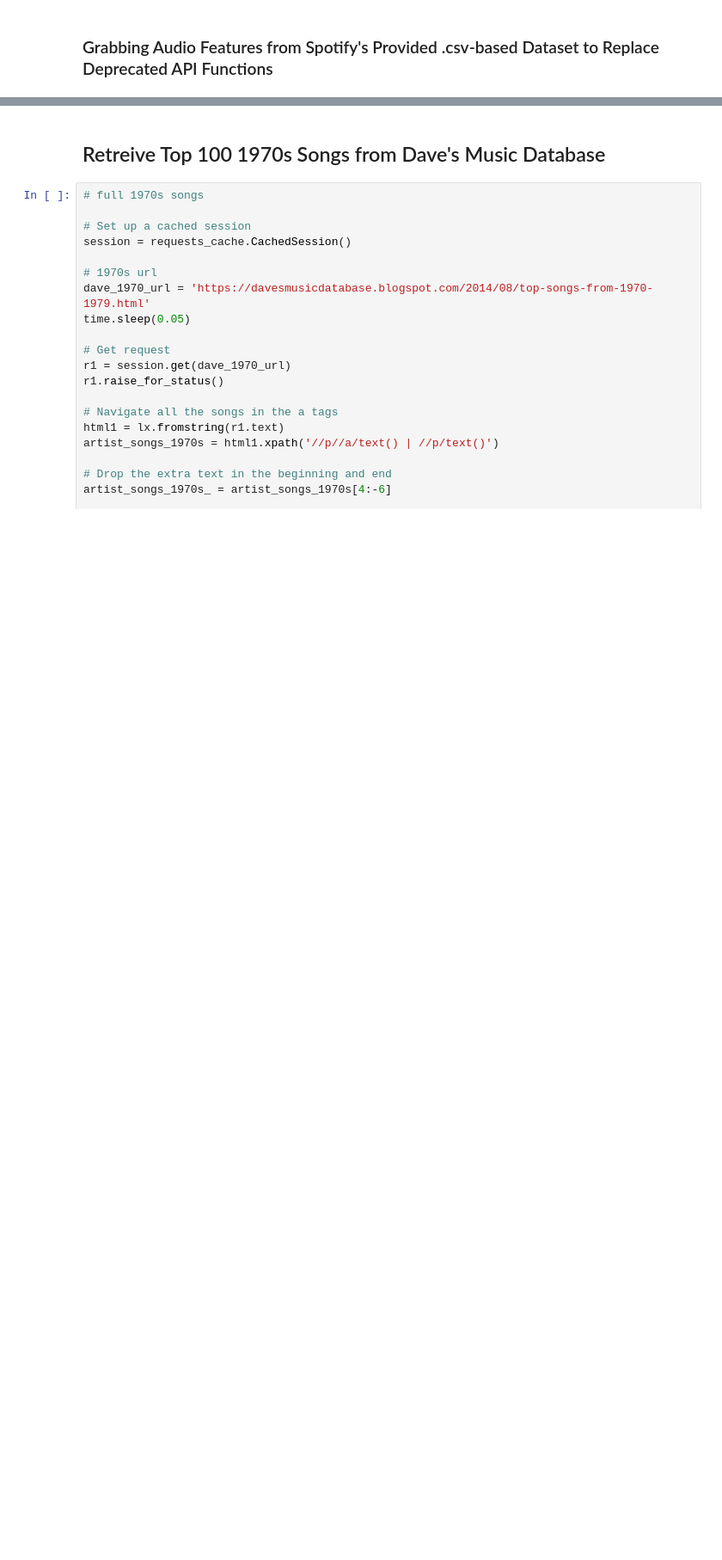
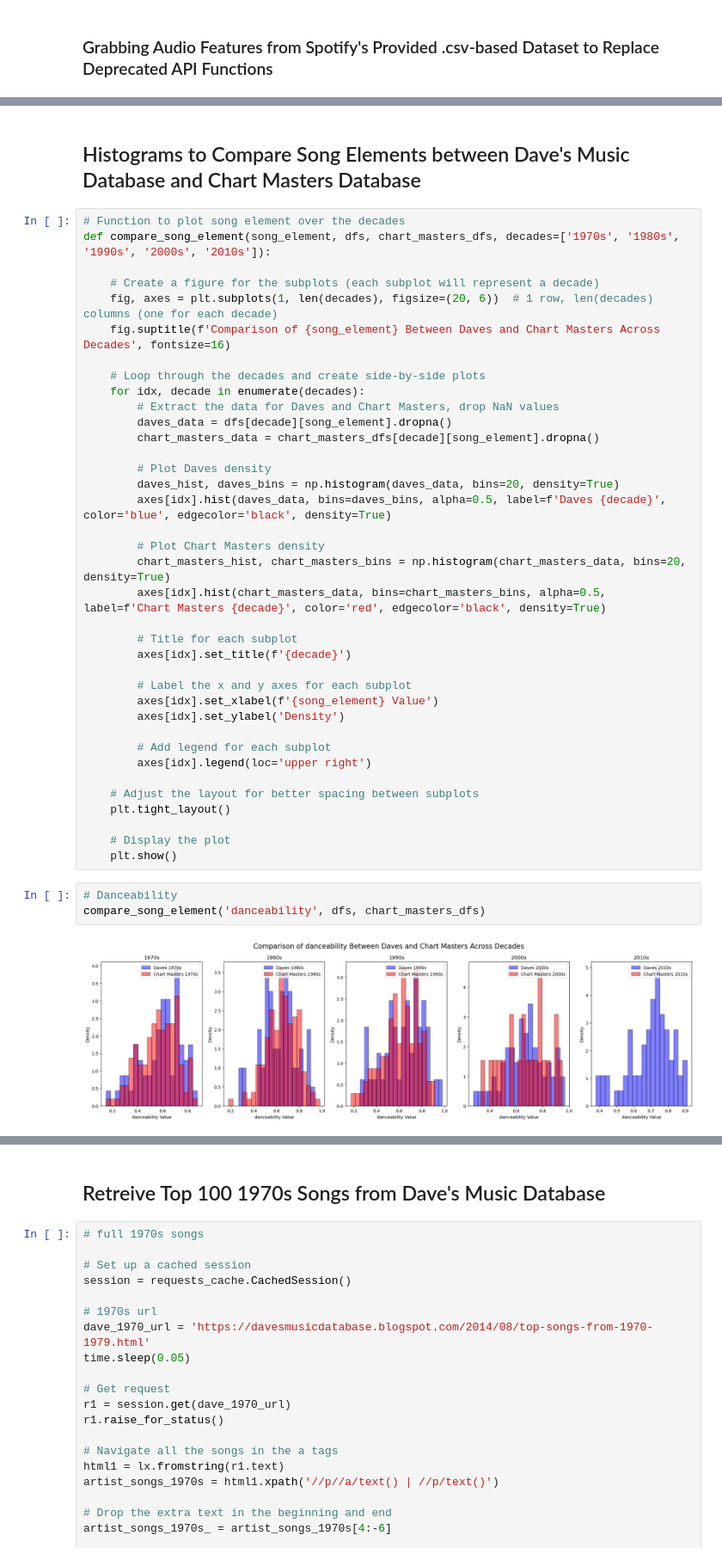
Before and after one commit to ashtonjlee/STA-141B-Final-Project, a Jupyter notebook: STA 141B Final Project .ipynb, the cells around one changed output, grey strips where cells are left out. Shown at 86% size. Drawn from its saved outputs; the diff is of its cells as text; blank space fills up the shorter version.

```diff
--- a/STA 141B Final Project .ipynb
+++ b/STA 141B Final Project .ipynb
@@ -870,0 +794,44 @@ show(app, notebook_url="localhost:8888")
+# %% [markdown]
+## Histograms to Compare Song Elements between Dave's Music Database and Chart Masters Database
+# %%
+# Function to plot song element over the decades
+def compare_song_element(song_element, dfs, chart_masters_dfs, decades=['1970s', '1980s', '1990s', '2000s', '2010s']):
+
+    # Create a figure for the subplots (each subplot will represent a decade)
+    fig, axes = plt.subplots(1, len(decades), figsize=(20, 6))  # 1 row, len(decades) columns (one for each decade)
+    fig.suptitle(f'Comparison of {song_element} Between Daves and Chart Masters Across Decades', fontsize=16)
+
+    # Loop through the decades and create side-by-side plots
+    for idx, decade in enumerate(decades):
+        # Extract the data for Daves and Chart Masters, drop NaN values
+        daves_data = dfs[decade][song_element].dropna()
+        chart_masters_data = chart_masters_dfs[decade][song_element].dropna()
+
+        # Plot Daves density
+        daves_hist, daves_bins = np.histogram(daves_data, bins=20, density=True)
+        axes[idx].hist(daves_data, bins=daves_bins, alpha=0.5, label=f'Daves {decade}', color='blue', edgecolor='black', density=True)
+
+        # Plot Chart Masters density
+        chart_masters_hist, chart_masters_bins = np.histogram(chart_masters_data, bins=20, density=True)
+        axes[idx].hist(chart_masters_data, bins=chart_masters_bins, alpha=0.5, label=f'Chart Masters {decade}', color='red', edgecolor='black', density=True)
+
+        # Title for each subplot
+        axes[idx].set_title(f'{decade}')
+
+        # Label the x and y axes for each subplot
+        axes[idx].set_xlabel(f'{song_element} Value')
+        axes[idx].set_ylabel('Density')
+
+        # Add legend for each subplot
+        axes[idx].legend(loc='upper right')
+
+    # Adjust the layout for better spacing between subplots
+    plt.tight_layout()
+
+    # Display the plot
+    plt.show()
+# %%
+# Danceability
+compare_song_element('danceability', dfs, chart_masters_dfs)
+# %% [output]
+[figure, added]
```
Also changed, not shown: parts of 41 cells of this notebook.
